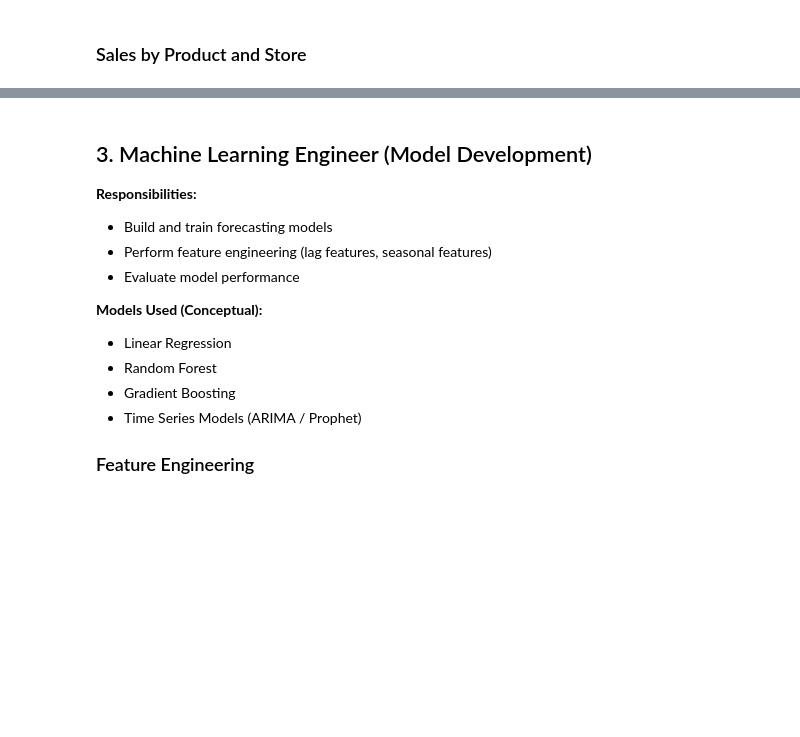
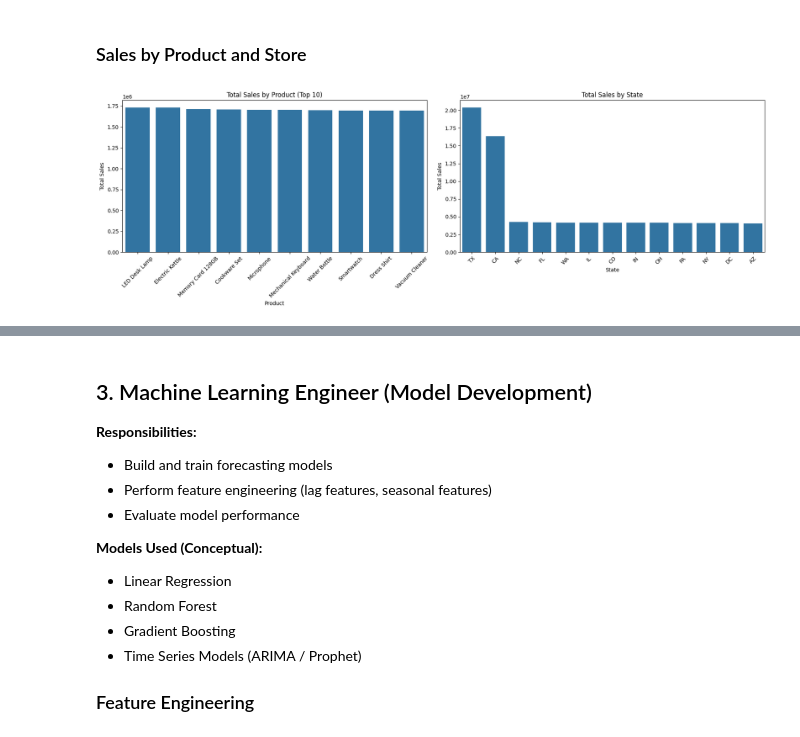
Before and after one commit to abdosaied22/Distrubited_data_analysis, a Jupyter notebook: DDA_Project.ipynb, the cells around one changed output, grey strips where cells are left out. Drawn from its saved outputs; the diff is of its cells as text; code cells hidden in the pictures; blank space fills up the shorter version.

```diff
--- a/DDA_Project.ipynb
+++ b/DDA_Project.ipynb
@@ -111,22 +150,2 @@ smoke_df.show()
 # %% [markdown]
 ### Data Cleaning and Preprocessing
-# %%
-# Convert 'order_date' to date type and fill missing values
-spark_df = spark_df.withColumn('order_date', to_date(col('order_date')))
-
-# Fill missing 'quantity' with the mean, 'price' with median (example)
-# For simplicity, we'll use a fixed value or mean from a collected statistic
-# In a real scenario, you'd compute this dynamically or use more sophisticated imputation.
-mean_quantity = spark_df.agg({'quantity': 'mean'}).collect()[0][0]
-median_price = spark_df.approxQuantile('price', [0.5], 0.01)[0]
-
-spark_df_cleaned = spark_df.fillna({'quantity': mean_quantity, 'price': median_price})
-
-# Calculate total sales
-spark_df_cleaned = spark_df_cleaned.withColumn('total_sales', col('quantity') * col('price'))
-
-spark_df_cleaned.printSchema()
-spark_df_cleaned.show(5)
-
-print(f"Missing values in 'quantity' after imputation: {spark_df_cleaned.filter(col('quantity').isNull()).count()}")
-print(f"Missing values in 'price' after imputation: {spark_df_cleaned.filter(col('price').isNull()).count()}")
@@ -177,21 +342,34 @@ plt.show()
 # %%
 fig, axes = plt.subplots(1, 2, figsize=(18, 6))
 
 # Sales by Product
-product_sales = pd_df_for_eda.groupby('product_id')['total_sales'].sum().sort_values(ascending=False).reset_index()
-sns.barplot(x='product_id', y='total_sales', data=product_sales, ax=axes[0])
-axes[0].set_title('Total Sales by Product')
-axes[0].set_xlabel('Product ID')
-axes[0].set_ylabel('Total Sales')
-axes[0].tick_params(axis='x', rotation=45)
+product_sales = (
+    pd_df_for_eda.groupby("ProductName")["total_sales"]
+    .sum()
+    .sort_values(ascending=False)
+    .head(10)
+    .reset_index()
+)
+sns.barplot(x="ProductName", y="total_sales", data=product_sales, ax=axes[0])
+axes[0].set_title("Total Sales by Product (Top 10)")
+axes[0].set_xlabel("Product")
+axes[0].set_ylabel("Total Sales")
+axes[0].tick_params(axis="x", rotation=45)
 
-# Sales by Store
-store_sales = pd_df_for_eda.groupby('store_id')['total_sales'].sum().sort_values(ascending=False).reset_index()
-sns.barplot(x='store_id', y='total_sales', data=store_sales, ax=axes[1])
-axes[1].set_title('Total Sales by Store')
-axes[1].set_xlabel('Store ID')
-axes[1].set_ylabel('Total Sales')
-axes[1].tick_params(axis='x', rotation=45)
+# Sales by State
+state_sales = (
+    pd_df_for_eda.groupby("State")["total_sales"]
+    .sum()
+    .sort_values(ascending=False)
+    .reset_index()
+)
+sns.barplot(x="State", y="total_sales", data=state_sales, ax=axes[1])
+axes[1].set_title("Total Sales by State")
+axes[1].set_xlabel("State")
+axes[1].set_ylabel("Total Sales")
+axes[1].tick_params(axis="x", rotation=45)
 
 plt.tight_layout()
 plt.show()
+# %% [output]
+[figure, added]
```
Also changed, not shown: parts of 18 cells of this notebook, 8 other files.
